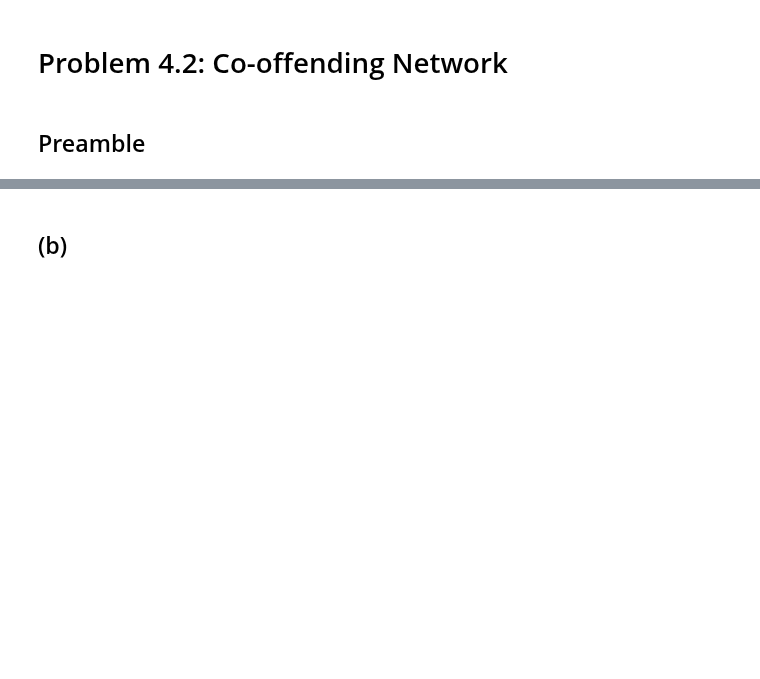
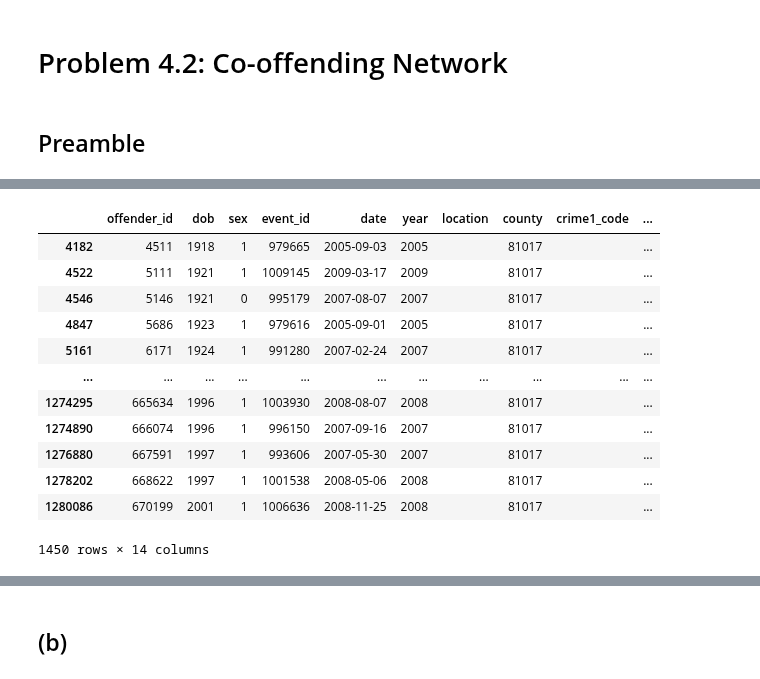
Before and after one commit to pipeton8/6.439-stats-comp-applications, a Jupyter notebook: Assignments/4 - Networks/6.439 - Problem Set 4.ipynb, the cells around one changed output, grey strips where cells are left out. Saved outputs shown, nothing was run; the diff lists cells and outputs as text; code cells hidden in the pictures; blank space fills up the shorter version.

```diff
--- a/Assignments/4 - Networks/6.439 - Problem Set 4.ipynb
+++ b/Assignments/4 - Networks/6.439 - Problem Set 4.ipynb
@@ -76,0 +144,16 @@ co_off.describe(include='all', datetime_is_numeric=True)
+# %%
+co_off[co_off['crime1_code'] == " "]
+# %% [output]
+|  | offender_id | dob | sex | event_id | date | year | location | county | crime1_code | ... |
+| 4182 | 4511 | 1918 | 1 | 979665 | 2005-09-03 | 2005 |  | 81017 |  | ... |
+| 4522 | 5111 | 1921 | 1 | 1009145 | 2009-03-17 | 2009 |  | 81017 |  | ... |
+| 4546 | 5146 | 1921 | 0 | 995179 | 2007-08-07 | 2007 |  | 81017 |  | ... |
+| 4847 | 5686 | 1923 | 1 | 979616 | 2005-09-01 | 2005 |  | 81017 |  | ... |
+| 5161 | 6171 | 1924 | 1 | 991280 | 2007-02-24 | 2007 |  | 81017 |  | ... |
+| ... | ... | ... | ... | ... | ... | ... | ... | ... | ... | ... |
+| 1274295 | 665634 | 1996 | 1 | 1003930 | 2008-08-07 | 2008 |  | 81017 |  | ... |
+| 1274890 | 666074 | 1996 | 1 | 996150 | 2007-09-16 | 2007 |  | 81017 |  | ... |
+| 1276880 | 667591 | 1997 | 1 | 993606 | 2007-05-30 | 2007 |  | 81017 |  | ... |
+| 1278202 | 668622 | 1997 | 1 | 1001538 | 2008-05-06 | 2008 |  | 81017 |  | ... |
+| 1280086 | 670199 | 2001 | 1 | 1006636 | 2008-11-25 | 2008 |  | 81017 |  | ... |
+1450 rows × 14 columns
```
Also changed, not shown: parts of 11 cells of this notebook.
